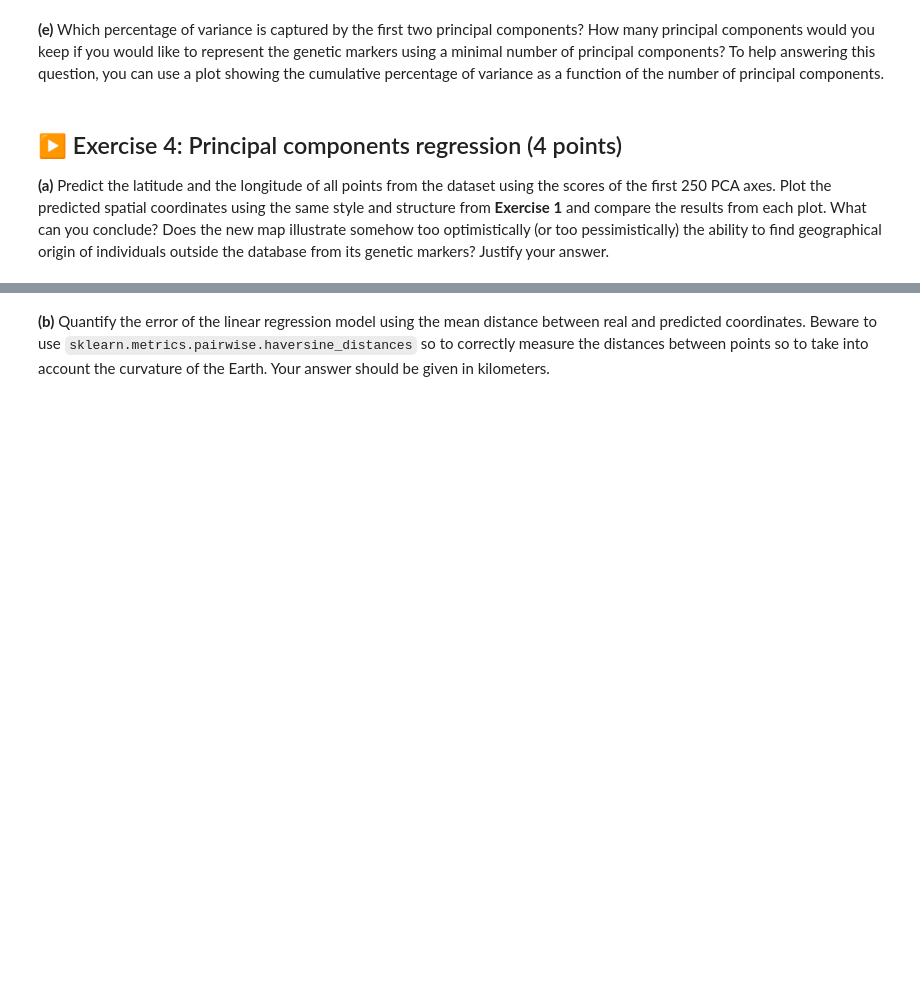
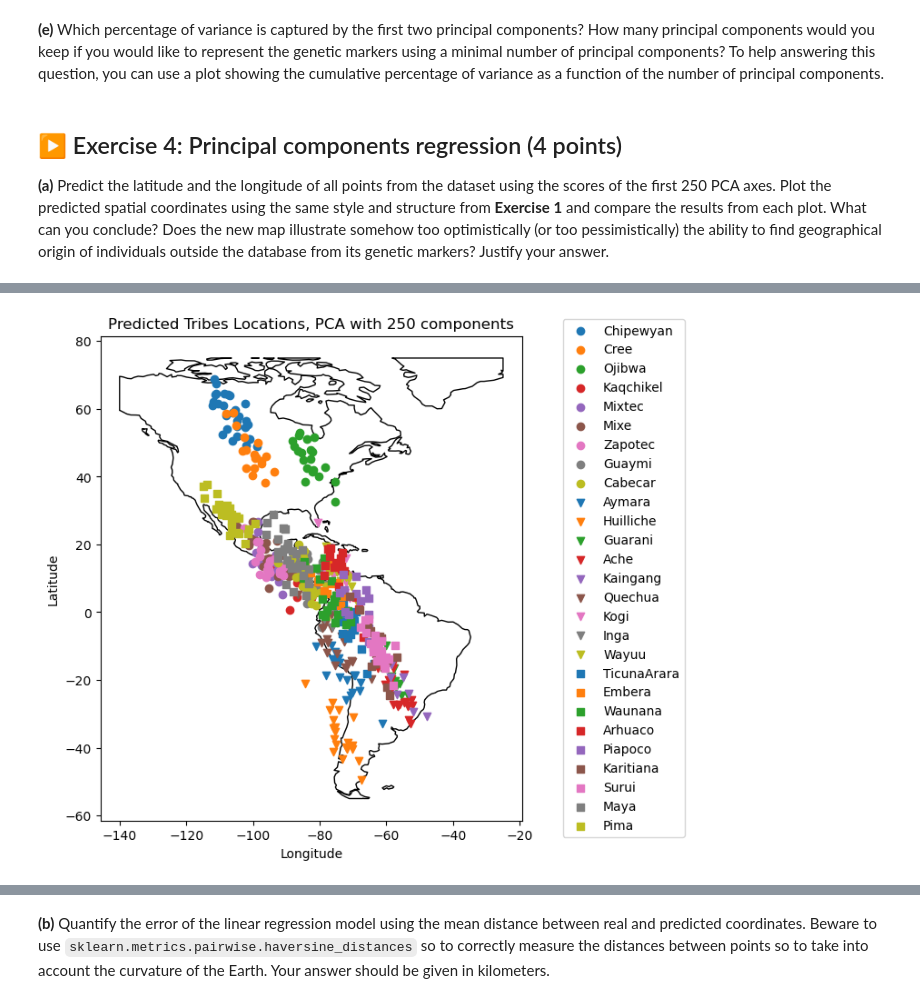
Before and after one commit to MC0117/SLA-labs, a Jupyter notebook: TP2/TP2.ipynb, the cells around one changed output, grey strips where cells are left out. Drawn from its saved outputs; the diff is of its cells as text; code cells hidden in the pictures; blank space fills up the shorter version.

```diff
--- a/TP2/TP2.ipynb
+++ b/TP2/TP2.ipynb
@@ -328,0 +335,31 @@ plt.show()
+# %%
+y_lat = df['lat'].values
+y_long = df['long'].values
+
+pca = PCA(n_components=250)
+X_pca = pca.fit_transform(X)
+
+lr_lat  = LinearRegression().fit(X_pca, y_lat)
+lr_long = LinearRegression().fit(X_pca, y_long)
+lat_pred = lr_lat.predict(X_pca)
+long_pred = lr_long.predict(X_pca)
+
+
+world = gpd.read_file(geodatasets.get_path('naturalearth.land'))
+fig, ax = plt.subplots(figsize=(8.0, 6.5))
+plt.subplots_adjust(left=0.0, right=0.90, bottom=0.10, top=0.92)
+world.clip([-140, -55, -25, 75]).plot(ax=ax, color='white', edgecolor='black') #bounds the map [min long, min lat, max long, max lat]
+marker_list = ['o', 'v', 's'] #list of three types of markers
+colors_list = [f'C{i}' for i in range(9)] #create a list of 9 colors
+for i, tribe in enumerate(gdf['Pop'].unique()): #loop over the unique tribe names
+    mask = df['Pop'] == tribe #boolean mask for the current tribe
+    ax.scatter(long_pred[mask], lat_pred[mask],
+               marker=marker_list[i//9],
+               color=colors_list[i%9], label=tribe) # plots a marker for the tribe with marker type and color decided by the order of which we loop over the tribes, adds tribe label
+ax.legend(loc='center right', bbox_to_anchor=(1.4, 0.5))
+ax.set_title('Predicted Tribes Locations, PCA with 250 components')
+ax.set_xlabel('Longitude')
+ax.set_ylabel('Latitude')
+plt.show()
+# %% [output]
+[figure, added]
```
Also changed, not shown: parts of 5 cells of this notebook.
